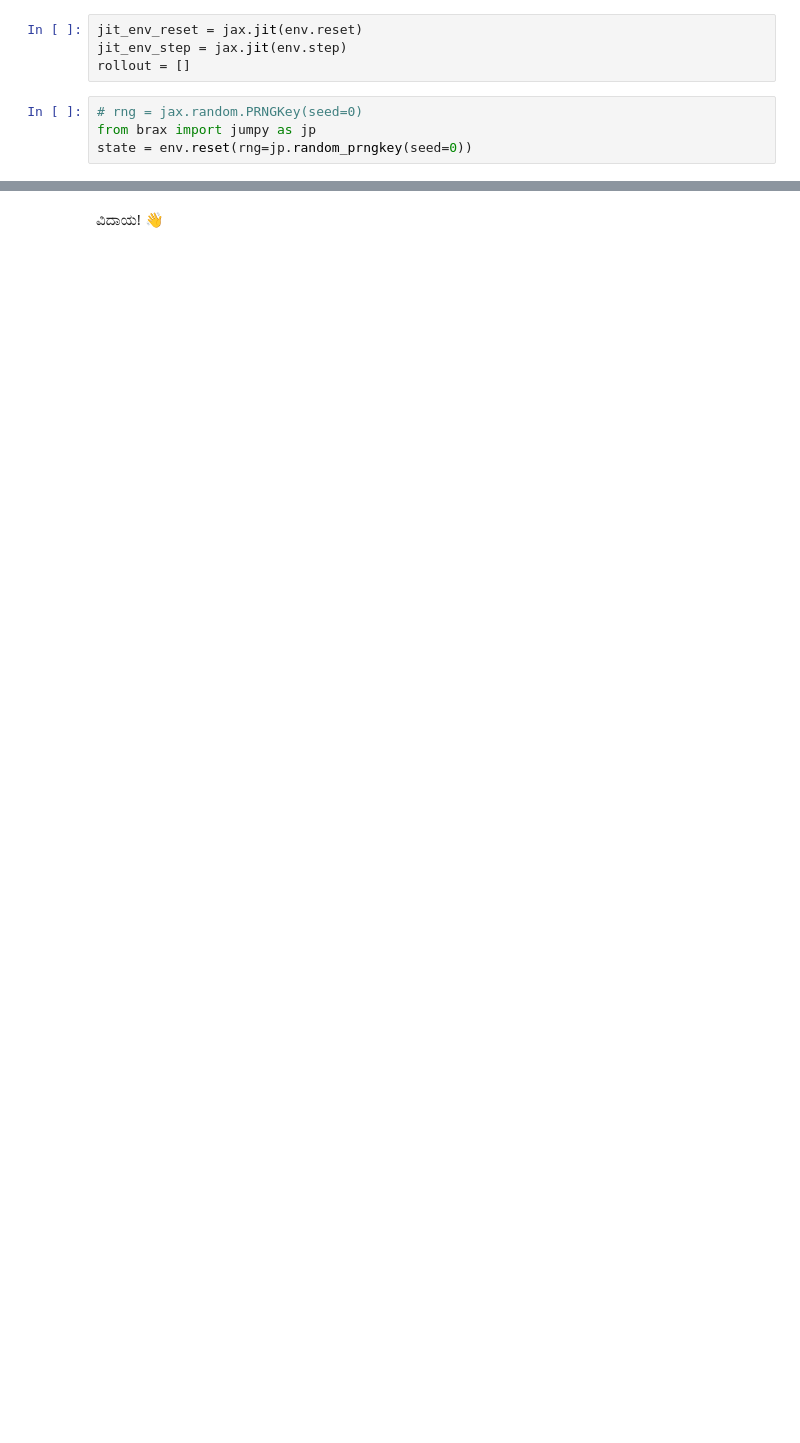
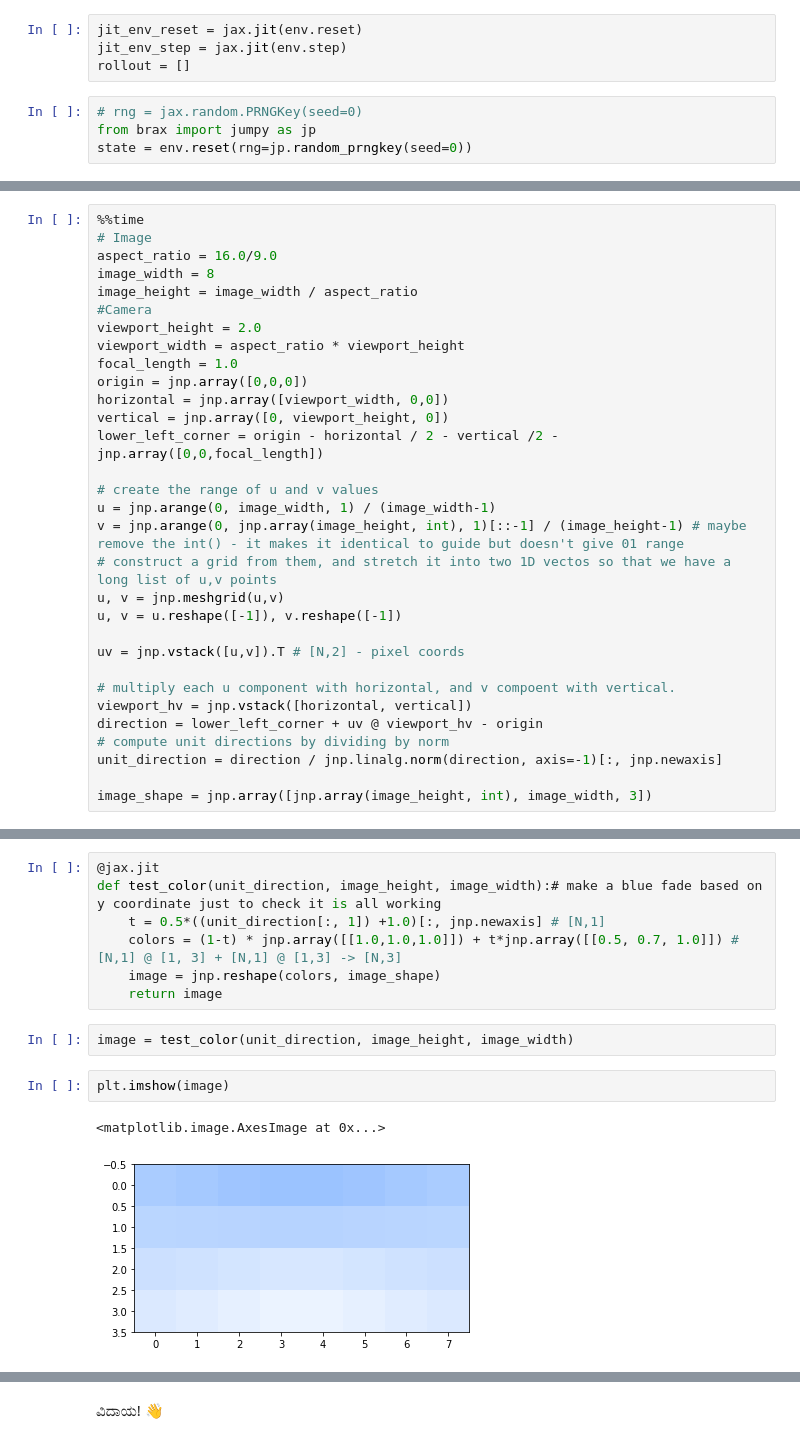
Before and after one commit to sholtodouglas/brax_raytrace, a Jupyter notebook: notebooks/training.ipynb, the cells around one changed output, grey strips where cells are left out. Drawn from its saved outputs; the diff is of its cells as text; blank space fills up the shorter version.

```diff
--- a/notebooks/training.ipynb
+++ b/notebooks/training.ipynb
@@ -610,0 +532,31 @@ HTML(html.render(env.sys, [s.qp for s in rollout]))
+# %%
+%%time
+# Image
+aspect_ratio = 16.0/9.0
+image_width = 8
+image_height = image_width / aspect_ratio
+#Camera
+viewport_height = 2.0
+viewport_width = aspect_ratio * viewport_height
+focal_length = 1.0
+origin = jnp.array([0,0,0])
+horizontal = jnp.array([viewport_width, 0,0])
+vertical = jnp.array([0, viewport_height, 0])
+lower_left_corner = origin - horizontal / 2 - vertical /2 - jnp.array([0,0,focal_length])
+
+# create the range of u and v values
+u = jnp.arange(0, image_width, 1) / (image_width-1)
+v = jnp.arange(0, jnp.array(image_height, int), 1)[::-1] / (image_height-1) # maybe remove the int() - it makes it identical to guide but doesn't give 01 range
+# construct a grid from them, and stretch it into two 1D vectos so that we have a long list of u,v points
+u, v = jnp.meshgrid(u,v)
+u, v = u.reshape([-1]), v.reshape([-1])
+
+uv = jnp.vstack([u,v]).T # [N,2] - pixel coords
+
+# multiply each u component with horizontal, and v compoent with vertical.
+viewport_hv = jnp.vstack([horizontal, vertical])
+direction = lower_left_corner + uv @ viewport_hv - origin
+# compute unit directions by dividing by norm
+unit_direction = direction / jnp.linalg.norm(direction, axis=-1)[:, jnp.newaxis]
+
+image_shape = jnp.array([jnp.array(image_height, int), image_width, 3])
@@ -610,0 +566,14 @@ HTML(html.render(env.sys, [s.qp for s in rollout]))
+# %%
+@jax.jit
+def test_color(unit_direction, image_height, image_width):# make a blue fade based on y coordinate just to check it is all working
+    t = 0.5*((unit_direction[:, 1]) +1.0)[:, jnp.newaxis] # [N,1]
+    colors = (1-t) * jnp.array([[1.0,1.0,1.0]]) + t*jnp.array([[0.5, 0.7, 1.0]]) # [N,1] @ [1, 3] + [N,1] @ [1,3] -> [N,3]
+    image = jnp.reshape(colors, image_shape)
+    return image
+# %%
+image = test_color(unit_direction, image_height, image_width)
+# %%
+plt.imshow(image)
+# %% [output]
+<matplotlib.image.AxesImage at 0x...>
+[figure, added]
```
Also changed, not shown: parts of 26 cells of this notebook.
